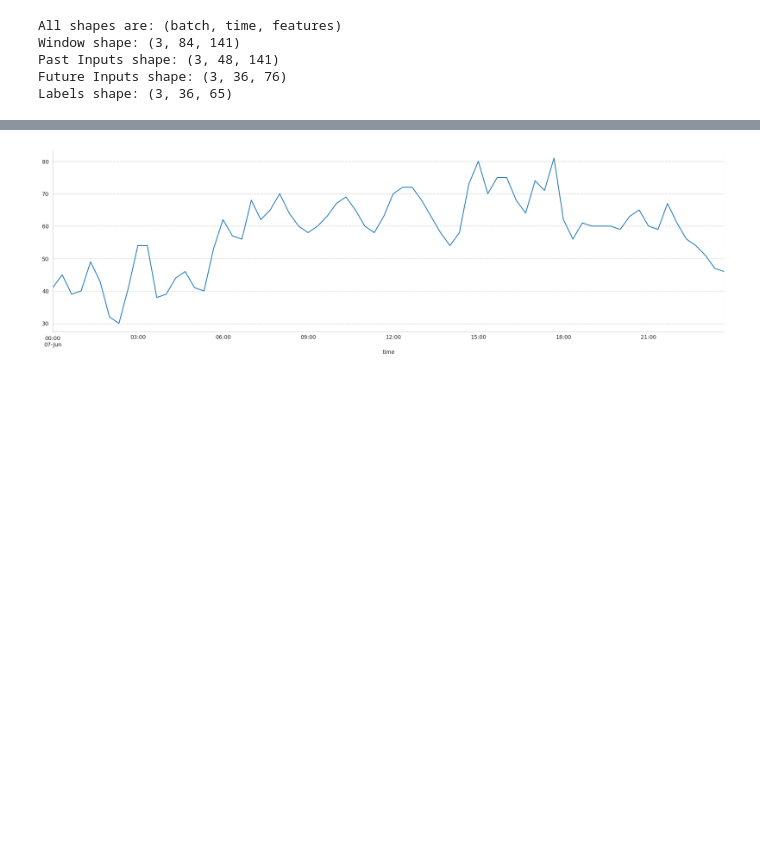
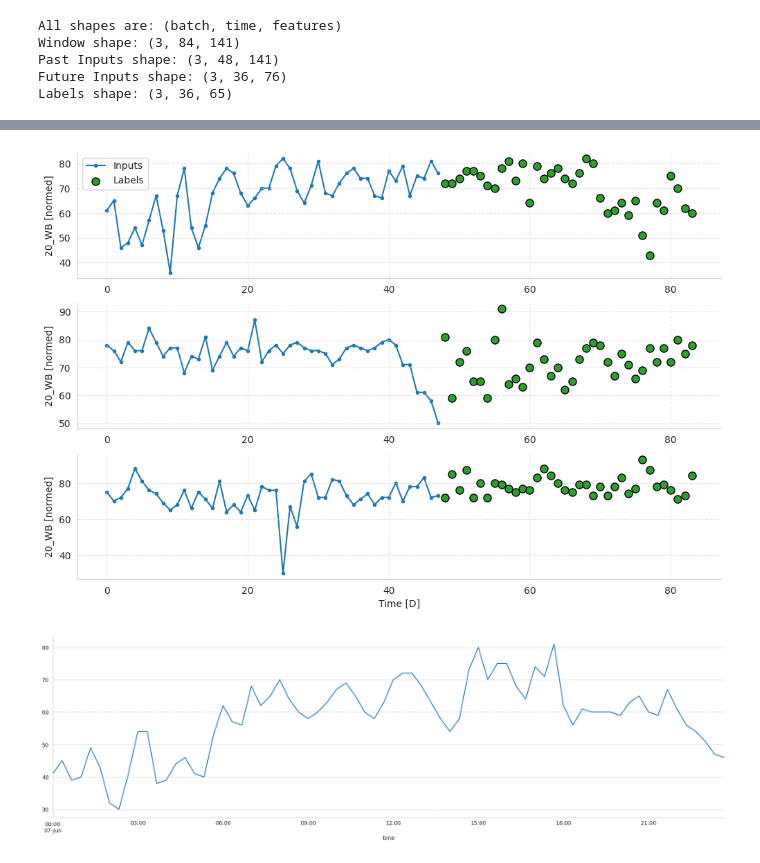
Before and after one commit to fabriziobasso/kaggle, a Jupyter notebook: congestion_v2.ipynb, the cells around one changed output, grey strips where cells are left out. Cells and saved outputs as stored; diff of their text form; code cells hidden in the pictures; blank space fills up the shorter version.

```diff
--- a/congestion_v2.ipynb
+++ b/congestion_v2.ipynb
@@ -933,3 +957,7 @@ temporal_known_features
+# %%
+data_gen.plot(plot_col='20_WB')
+# %% [output]
+[figure, added]
 # %%
 fig, ax = plt.subplots(figsize=(22,6))
 
```
Also changed, not shown: parts of 9 cells of this notebook.
